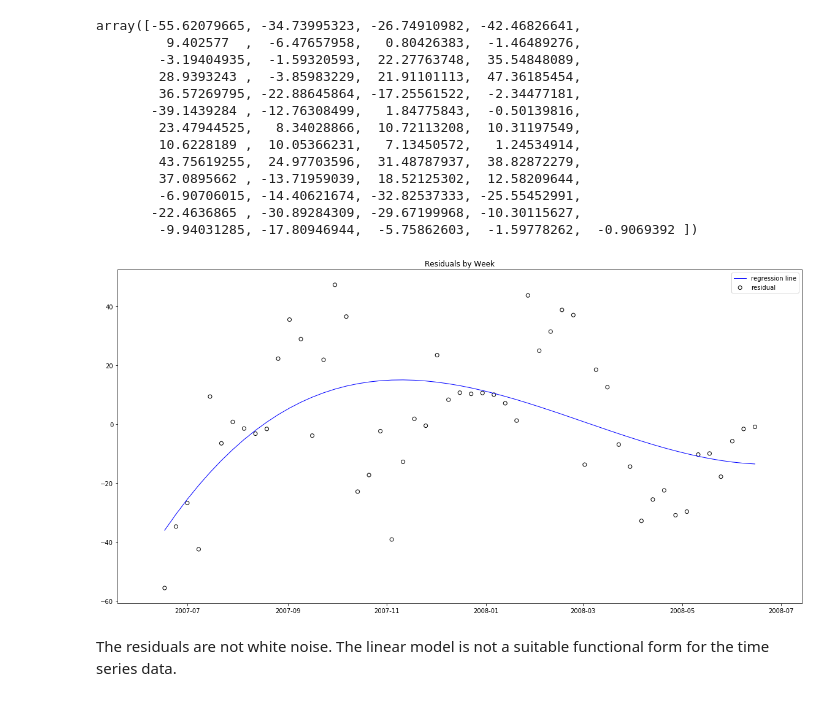
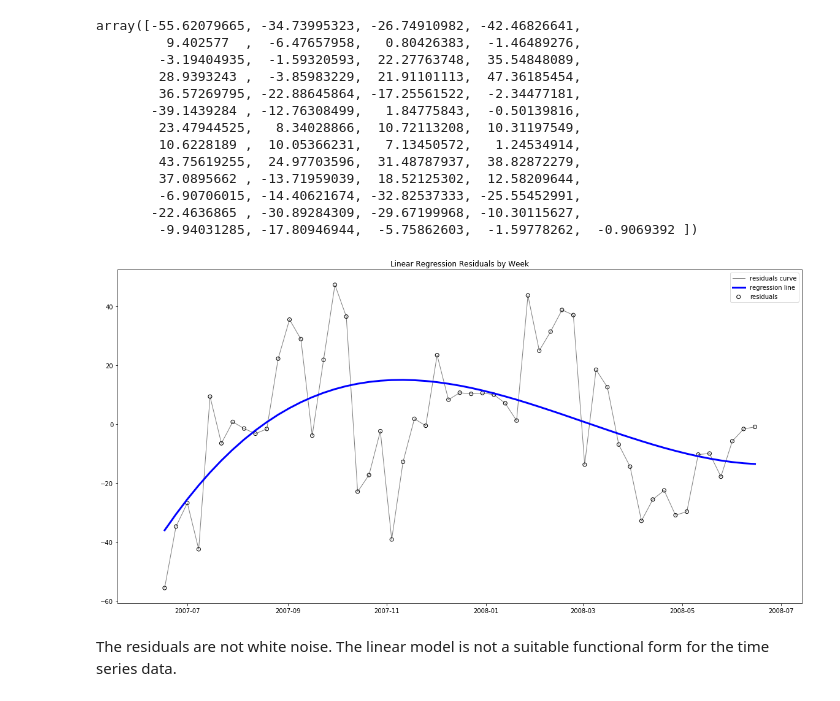
Before and after one commit to tkokkeng/KE5108-TVChannelRatings, a Jupyter notebook: linReg.ipynb, the cells around one changed output. Cells and saved outputs as stored; diff of their text form; code cells hidden in the pictures.

Commit message:
Updated plots of residuals

```diff
--- a/linReg.ipynb
+++ b/linReg.ipynb
@@ -211,13 +211,14 @@ poly_reg_res.fit(train_ts_df['week'].values.reshape(-1, 1), residuals)
 poly_reg_res_pred = poly_reg_res.predict(train_ts_df['week'].values.reshape(-1, 1))
 # %%
 plt.figure(figsize=(20, 10))
-plt.title('Residuals by Week')
-plt.scatter(train_ts_df.index.values, residuals, color='black', marker='o', label='residual', facecolors='none')
-plt.plot(train_ts_df.index.values, poly_reg_res_pred, color='blue', linewidth=1, label='regression line')
+plt.title('Linear Regression Residuals by Week')
+plt.scatter(train_ts_df.index.values, residuals, color='black', marker='o', label='residuals', facecolors='none')
+plt.plot(train_ts_df.index.values, residuals, color='black', linewidth=1, label='residuals curve', alpha=.5)
+plt.plot(train_ts_df.index.values, poly_reg_res_pred, color='blue', linewidth=3, label='regression line')
 plt.legend()
 plt.show()
 # %% [output]
-[figure, old version]
+[figure, new version]
 # %% [markdown]
 The residuals are not white noise. The linear model is not a suitable functional form for the time series data.
 # %% [markdown]
```
Also changed, not shown: parts of 18 cells of this notebook.
